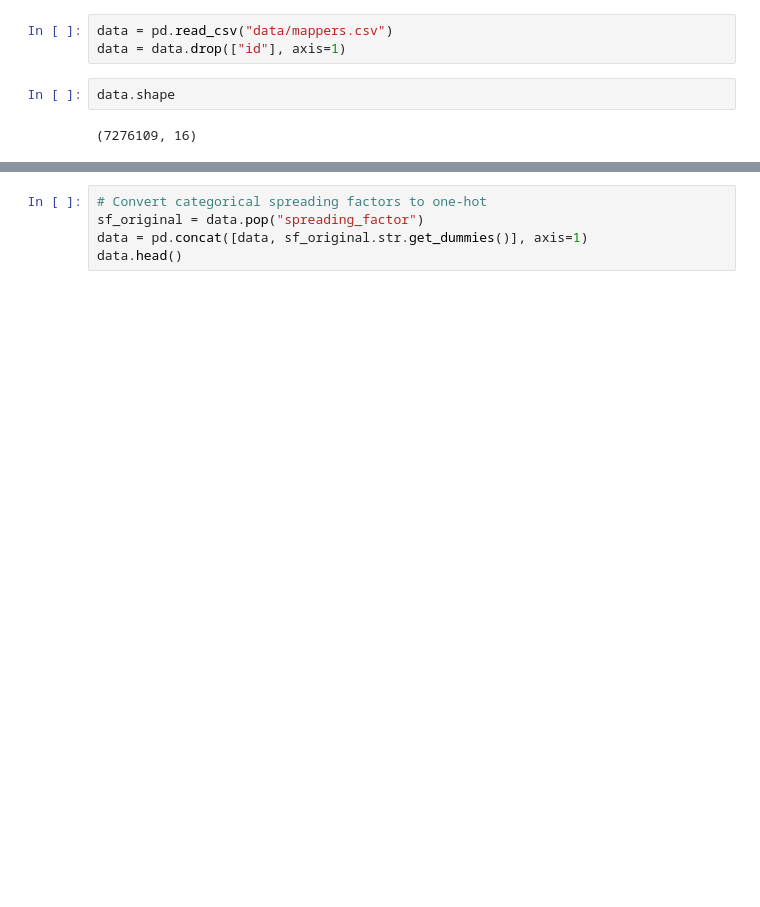
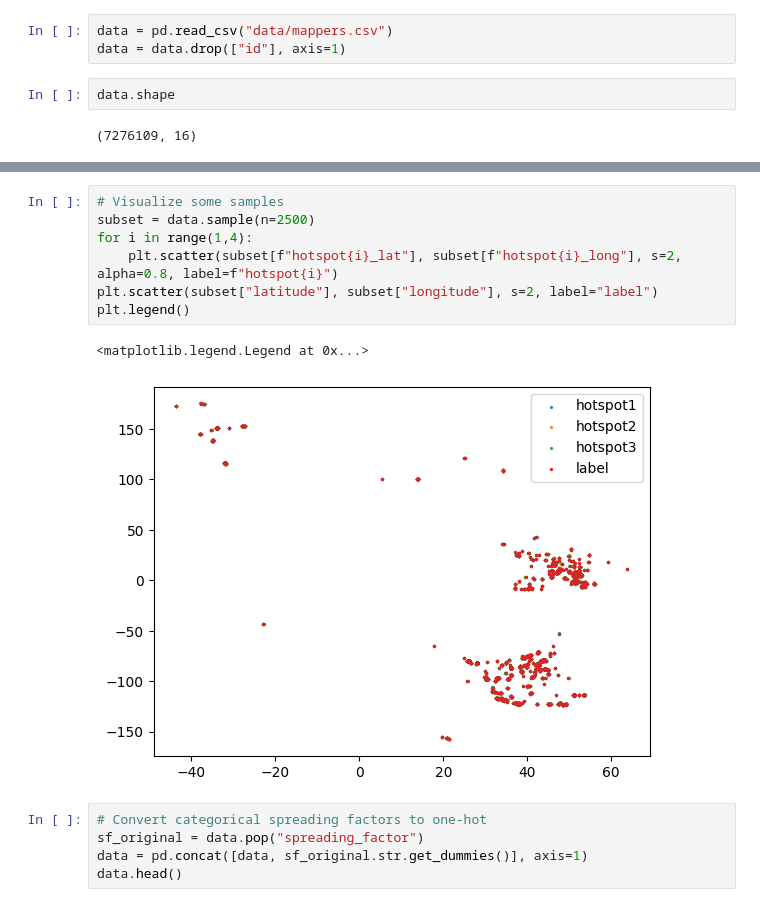
Before and after one commit to dcyoung/ml-triangulation, a Jupyter notebook: hostpots.ipynb, the cells around one changed output, grey strips where cells are left out. Cells and saved outputs as stored; diff of their text form; blank space fills up the shorter version.

```diff
--- a/hostpots.ipynb
+++ b/hostpots.ipynb
@@ -26,6 +30,16 @@ data.head()
 | 2 | 36.144499 | -86.792449 | 904.299988 | SF9BW125 | 36.152221 | -86.791273 | -85.0 | ... |
 | 3 | 33.228809 | -117.011214 | 904.299988 | SF7BW125 | 33.302632 | -116.852721 | -100.0 | ... |
 | 4 | 36.146766 | -86.795201 | 904.299988 | SF9BW125 | 36.196064 | -86.850049 | -106.0 | ... |
+# %%
+# Visualize some samples
+subset = data.sample(n=2500)
+for i in range(1,4):
+    plt.scatter(subset[f"hotspot{i}_lat"], subset[f"hotspot{i}_long"], s=2, alpha=0.8, label=f"hotspot{i}")
+plt.scatter(subset["latitude"], subset["longitude"], s=2, label="label")
+plt.legend()
+# %% [output]
+<matplotlib.legend.Legend at 0x...>
+[figure, added]
 # %%
 # Convert categorical spreading factors to one-hot
 sf_original = data.pop("spreading_factor")
```
Also changed, not shown: parts of 5 cells of this notebook.
